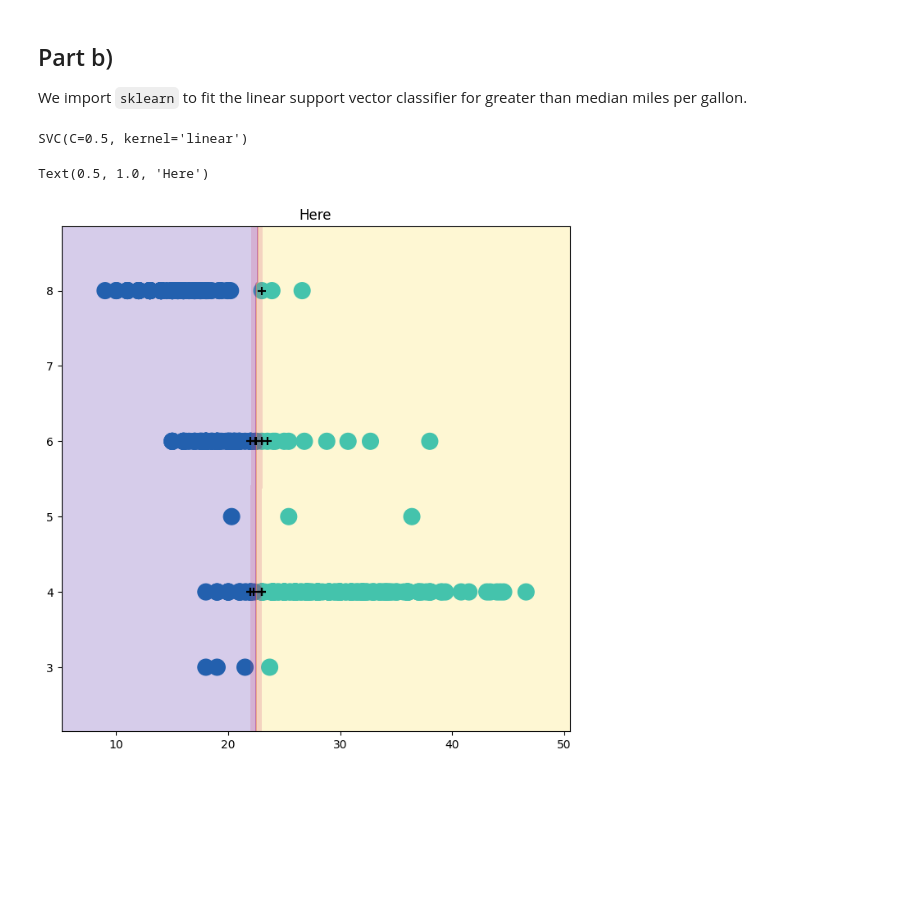
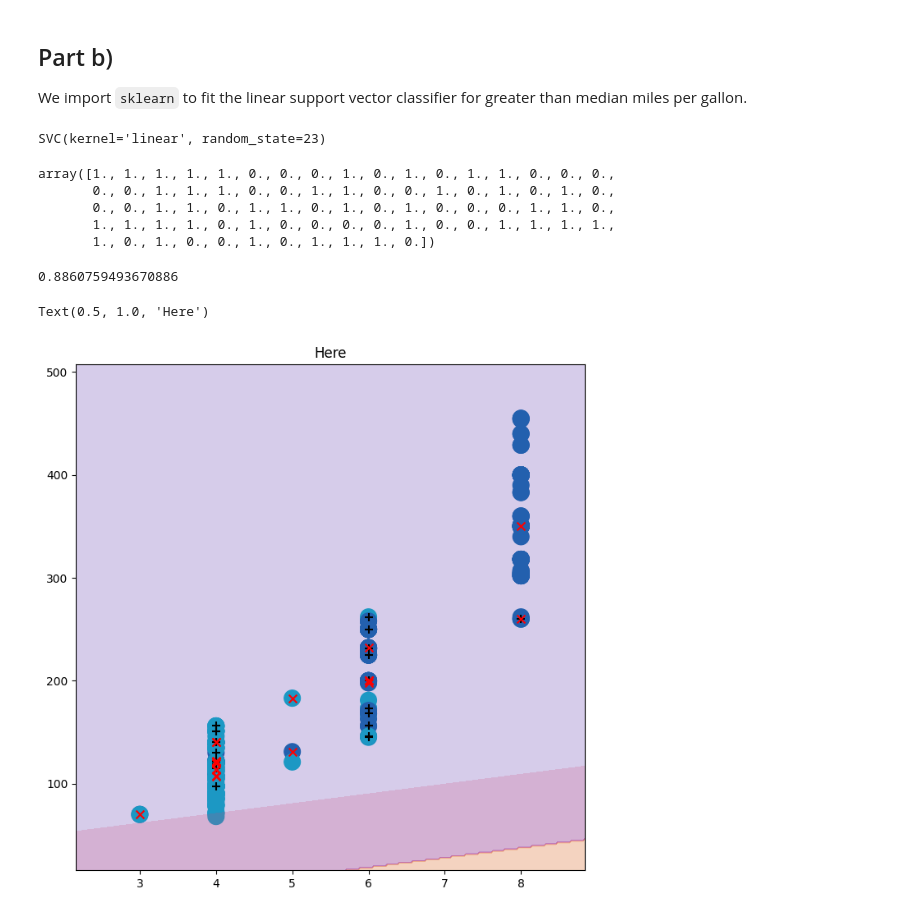
Before and after one commit to alexanderneva/s541a2, a Jupyter notebook: Untitled.ipynb, the cells around one changed output. Saved outputs shown, nothing was run; the diff lists cells and outputs as text; code cells hidden in the pictures; blank space fills up the shorter version.

```diff
--- a/Untitled.ipynb
+++ b/Untitled.ipynb
@@ -175,17 +243,30 @@ We import `sklearn` to fit the linear support vector classifier for greater than
 from sklearn.svm import SVC
 from ISLP.svm import plot as plot_svm
 from sklearn.metrics import RocCurveDisplay
-import sklearn.model_selection as skm
+from sklearn.model_selection import train_test_split
 
-X = auto
-svm_linear = SVC(C=0.5,kernel = 'linear')
-svm_linear.fit(X, test)
+X = auto.drop('mpg',axis=1)
+X_train, X_test, y_train, y_test = train_test_split(X,test,test_size=0.2)
+svm_linear = SVC(kernel = 'linear',random_state=23)
+svm_linear.fit(X_train, y_train)
 # %% [output]
-SVC(C=0.5, kernel='linear')
+SVC(kernel='linear', random_state=23)
+# %%
+svm_linear.predict(X_test)
+# %% [output]
+array([1., 1., 1., 1., 1., 0., 0., 0., 1., 0., 1., 0., 1., 1., 0., 0., 0.,
+       0., 0., 1., 1., 1., 0., 0., 1., 1., 0., 0., 1., 0., 1., 0., 1., 0.,
+       0., 0., 1., 1., 0., 1., 1., 0., 1., 0., 1., 0., 0., 0., 1., 1., 0.,
+       1., 1., 1., 1., 0., 1., 0., 0., 0., 0., 1., 0., 0., 1., 1., 1., 1.,
+       1., 0., 1., 0., 0., 1., 0., 1., 1., 1., 0.])
+# %%
+svm_linear.score(X_test,y_test)
+# %% [output]
+0.8860759493670886
 # %%
 fig , ax = subplots(figsize = (8 , 8))
-plot_svm(X,test,svm_linear,ax=ax)
+plot_svm(X_train,y_train,svm_linear,ax=ax)
 ax.set_title('Here')
 # %% [output]
 Text(0.5, 1.0, 'Here')
-[figure, old version]
+[figure, new version]
```
Also changed, not shown: parts of 7 cells of this notebook.
